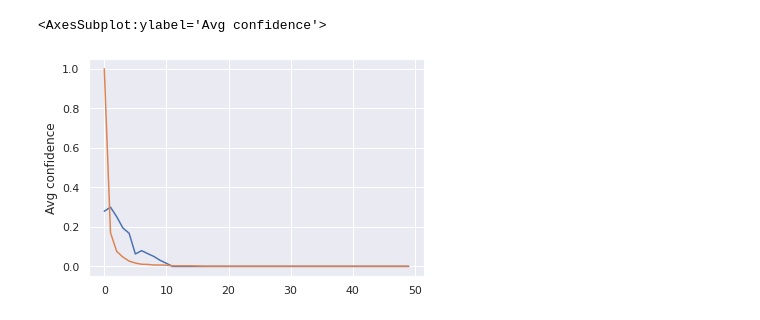
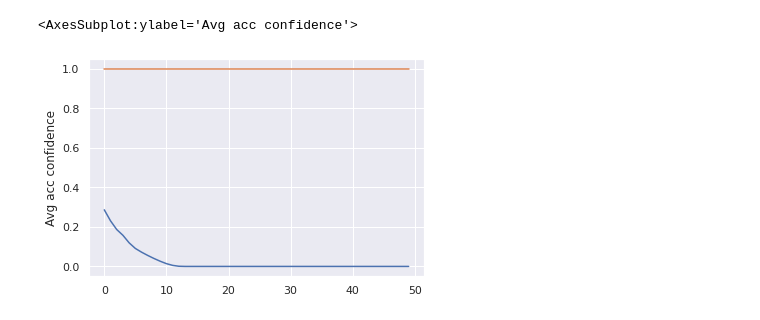
Before and after one commit to StanfordHCI/Curation-Modeling, a Jupyter notebook: sim_new_votes.ipynb, the cells around one changed output. Drawn from its saved outputs; the diff is of its cells as text; code cells hidden in the pictures.

Commit message:
Added similar_user_opposite_vote mode in sim_new_votes.ipynb

```diff
--- a/sim_new_votes.ipynb
+++ b/sim_new_votes.ipynb
@@ -165,11 +210,11 @@ from tqdm import tqdm
 
 test_submissions = list(set(test_data["SUBMISSION_ID"]))
 max_voted_users = 1000
-peer_votes_num_acc_df = pd.DataFrame(np.zeros((max_voted_users + 1,4)), columns=['Acc', 'Confidence', 'Total', "Same as majority"])
+peer_votes_num_acc_df = pd.DataFrame(np.zeros((max_voted_users + 1,5)), columns=['Acc', 'Acc confidence', 'Inacc confidence', 'Total', "Same as majority"])
 model.to(model.device)
 # test_data["UPVOTED_USERS"] = test_data["UPVOTED_USERS"].astype('object')
 # test_data["DOWNVOTED_USERS"] = test_data["DOWNVOTED_USERS"].astype('object')
-for submission_id in tqdm(test_submissions[:1000]):
+for submission_id in tqdm(test_submissions[:100]):
     submission_votes_data = test_data[test_data["SUBMISSION_ID"] == submission_id]
     submission_votes_data = submission_votes_data.sample(frac=1).reset_index(drop=True) # shuffle
     target_vote_data = submission_votes_data.iloc[-1:].reset_index(drop=True)
@@ -180,7 +225,11 @@ for submission_id in tqdm(test_submissions[:1000]):
     elif peer_vote_option == "real_user_opposite_vote":
         peer_votes_data.loc[:,"VOTE"] = [1 - target_vote] * len(peer_votes_data)
     elif peer_vote_option == "similar_user_opposite_vote":
-        pass # TODO:
+        target_user = int(target_vote_data["USERNAME"])
+        similar_users = user_similarity[target_user].argsort()[::-1][:50]
+        peer_votes_data = pd.concat([target_vote_data] * 50, axis = 0)
+        peer_votes_data["USERNAME"] = similar_users
+        peer_votes_data["VOTE"] = [1 - target_vote] * 50
     if use_voted_users_feature:
         pred_acc_peer_feature(peer_votes_num_acc_df, target_vote, target_vote_data, peer_votes_data)
         # pred_acc_peer_feature_finetune(peer_votes_num_acc_df, target_vote, target_vote_data, peer_votes_data, n_step_per_sample=n_step_per_sample)
@@ -195,7 +238,8 @@ See the caveats in the documentation: https://pandas.pydata.org/pandas-docs/stab
 # %%
 peer_votes_num_acc_df = peer_votes_num_acc_df[peer_votes_num_acc_df["Total"] > 0]
 peer_votes_num_acc_df["Acc rate"] = peer_votes_num_acc_df["Acc"]/peer_votes_num_acc_df["Total"]
-peer_votes_num_acc_df["Avg confidence"] = peer_votes_num_acc_df["Confidence"]/peer_votes_num_acc_df["Total"]
+peer_votes_num_acc_df["Avg acc confidence"] = peer_votes_num_acc_df["Acc confidence"]/peer_votes_num_acc_df["Total"]
+peer_votes_num_acc_df["Avg inacc confidence"] = peer_votes_num_acc_df["Inacc confidence"]/peer_votes_num_acc_df["Total"]
 peer_votes_num_acc_df["Same as majority rate"] = peer_votes_num_acc_df["Same as majority"]/peer_votes_num_acc_df["Total"]
 peer_votes_num_acc_df["Total scaled"] = peer_votes_num_acc_df["Total"]/max(peer_votes_num_acc_df["Total"])
 peer_votes_num_acc_df
@@ -225,7 +269,7 @@ import seaborn as sns
 peer_votes_num_acc_df_part = peer_votes_num_acc_df.iloc[:50]
 debug("Acc rate")
 sns.set_theme()
-sns.lineplot(data=peer_votes_num_acc_df_part, x=peer_votes_num_acc_df_part.index, y='Avg confidence')
+sns.lineplot(data=peer_votes_num_acc_df_part, x=peer_votes_num_acc_df_part.index, y='Avg acc confidence')
 sns.lineplot(data=peer_votes_num_acc_df_part, x=peer_votes_num_acc_df_part.index, y='Total scaled')
 # ax.set_ylim(ymax=1)
 # %% [output]
@@ -236,2 +280,2 @@ Acc rate
-<AxesSubplot:ylabel='Avg confidence'>
+<AxesSubplot:ylabel='Avg acc confidence'>
-[figure, old version]
+[figure, new version]
```
Also changed, not shown: parts of 15 cells of this notebook, 4 other files.
